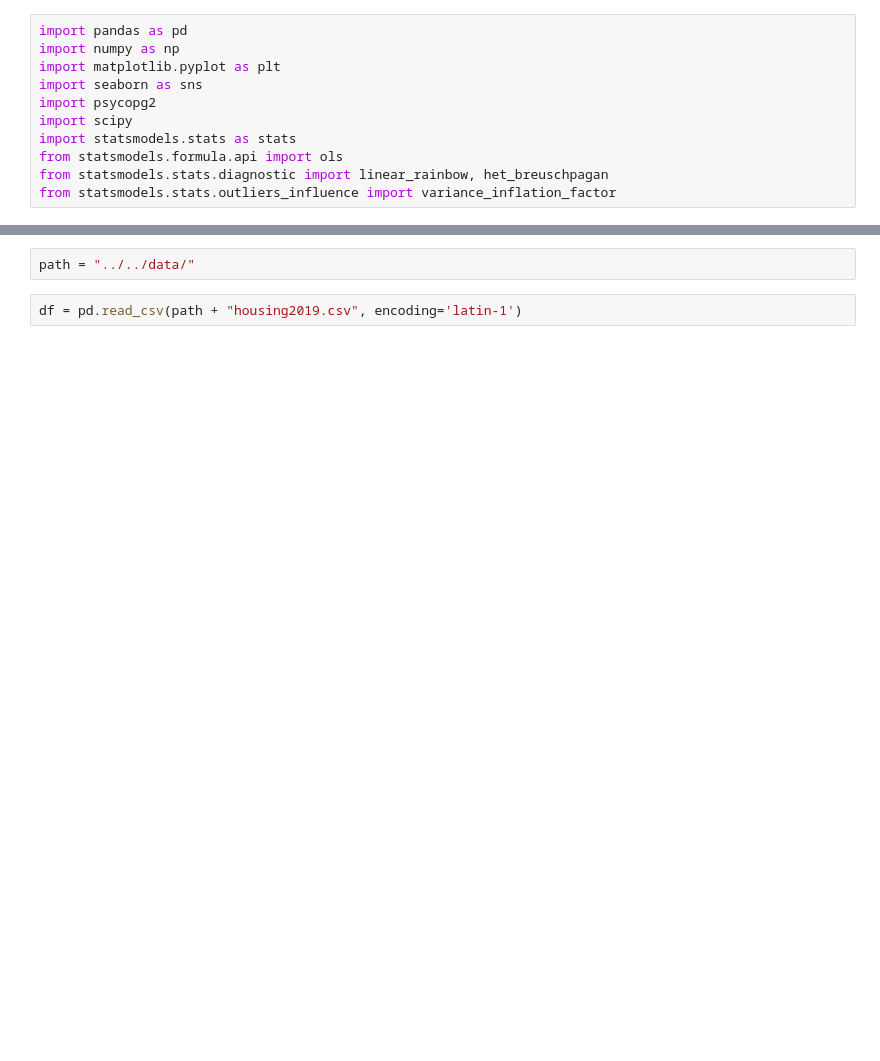
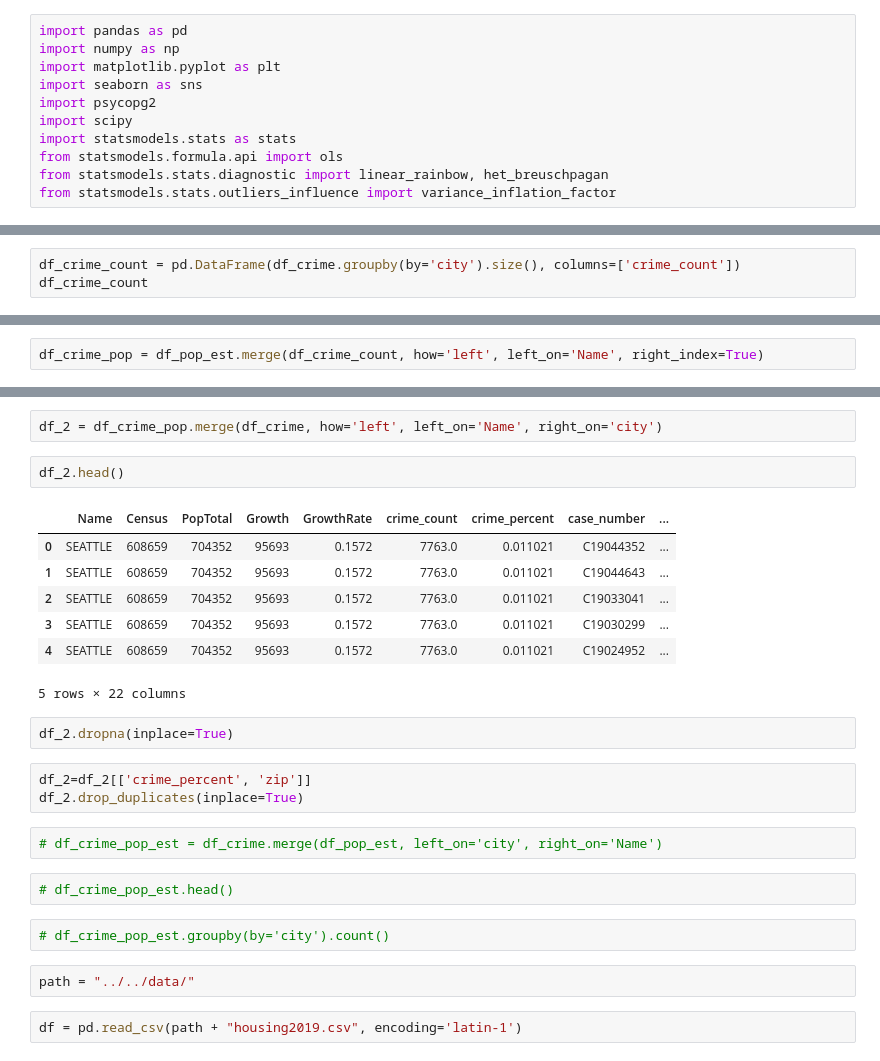
Before and after one commit to sam-thurman/king_county_housing, a Jupyter notebook: notebooks/exploratory/calvin_explore-Copy2.ipynb, the cells around one changed output, grey strips where cells are left out. Saved outputs shown, nothing was run; the diff lists cells and outputs as text; blank space fills up the shorter version.

```diff
--- a/notebooks/exploratory/calvin_explore-Copy2.ipynb
+++ b/notebooks/exploratory/calvin_explore-Copy2.ipynb
@@ -11,0 +35,3 @@ from statsmodels.stats.outliers_influence import variance_inflation_factor
+# %%
+df_crime_count = pd.DataFrame(df_crime.groupby(by='city').size(), columns=['crime_count'])
+df_crime_count
@@ -11,0 +53,2 @@ from statsmodels.stats.outliers_influence import variance_inflation_factor
+# %%
+df_crime_pop = df_pop_est.merge(df_crime_count, how='left', left_on='Name', right_index=True)
@@ -12,3 +75,26 @@ from statsmodels.stats.outliers_influence import variance_inflation_factor
+# %%
+df_2 = df_crime_pop.merge(df_crime, how='left', left_on='Name', right_on='city')
+# %%
+df_2.head()
+# %% [output]
+|  | Name | Census | PopTotal | Growth | GrowthRate | crime_count | crime_percent | case_number | ... |
+| 0 | SEATTLE | 608659 | 704352 | 95693 | 0.1572 | 7763.0 | 0.011021 | C19044352 | ... |
+| 1 | SEATTLE | 608659 | 704352 | 95693 | 0.1572 | 7763.0 | 0.011021 | C19044643 | ... |
+| 2 | SEATTLE | 608659 | 704352 | 95693 | 0.1572 | 7763.0 | 0.011021 | C19033041 | ... |
+| 3 | SEATTLE | 608659 | 704352 | 95693 | 0.1572 | 7763.0 | 0.011021 | C19030299 | ... |
+| 4 | SEATTLE | 608659 | 704352 | 95693 | 0.1572 | 7763.0 | 0.011021 | C19024952 | ... |
+5 rows × 22 columns
+# %%
+df_2.dropna(inplace=True)
+# %%
+df_2=df_2[['crime_percent', 'zip']]
+df_2.drop_duplicates(inplace=True)
+# %%
+# df_crime_pop_est = df_crime.merge(df_pop_est, left_on='city', right_on='Name')
+# %%
+# df_crime_pop_est.head()
+# %%
+# df_crime_pop_est.groupby(by='city').count()
 # %%
 path = "../../data/"
 # %%
```
Also changed, not shown: parts of 18 cells of this notebook, 7 other files.
